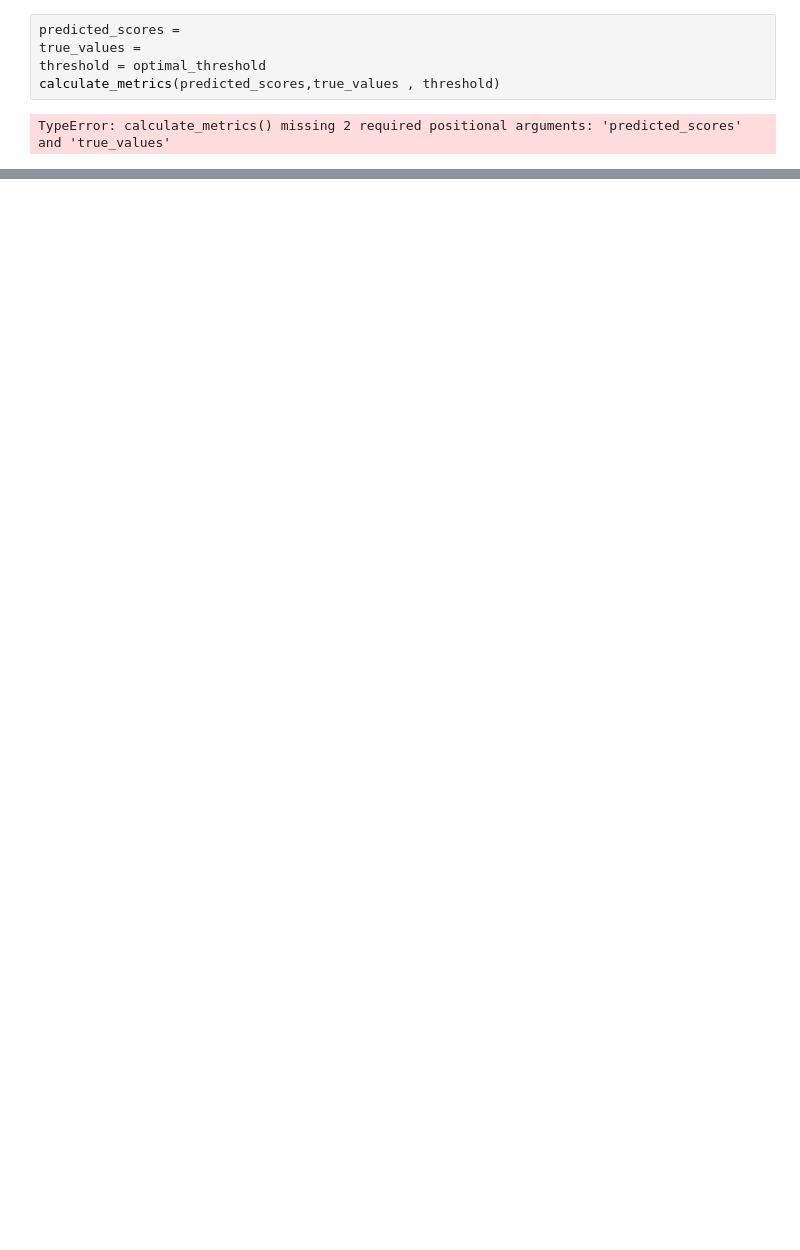
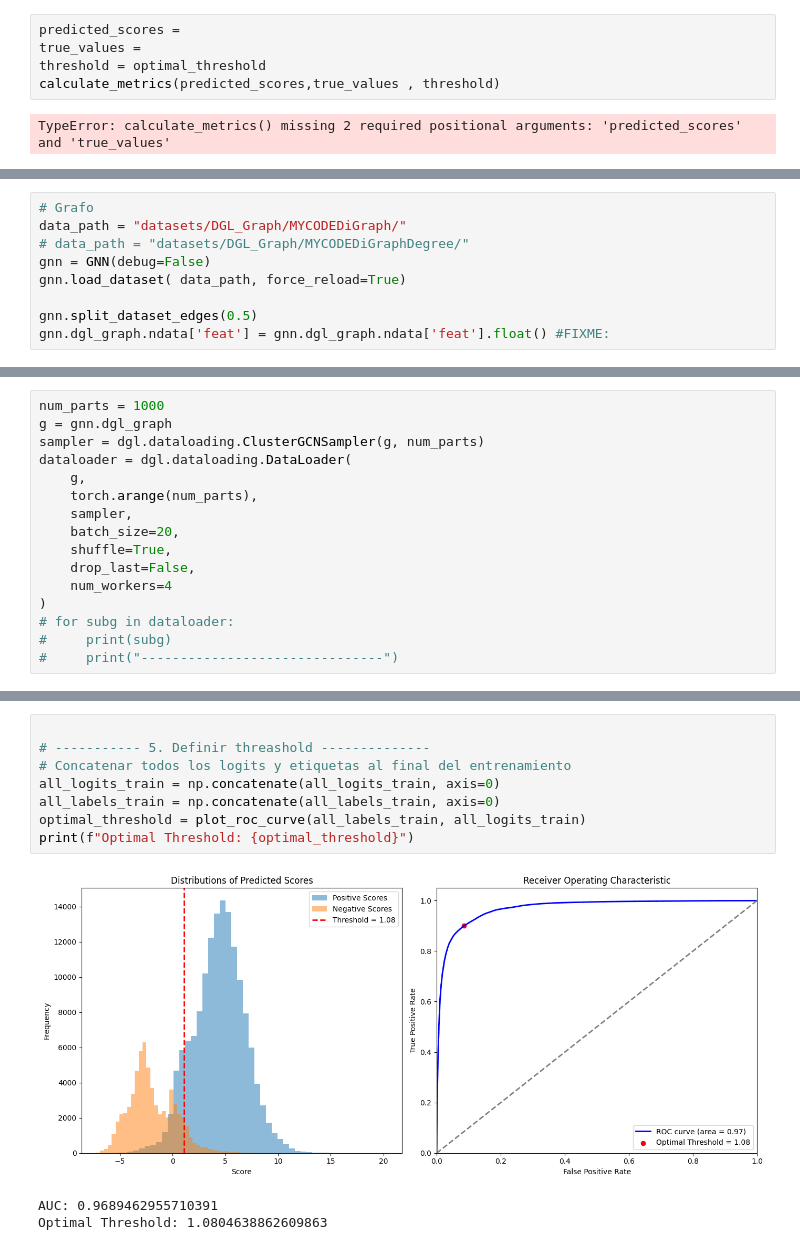
Before and after one commit to valesteban/TESIS, a Jupyter notebook: trainingBinaryClass.ipynb, the cells around one changed output, grey strips where cells are left out. Saved outputs shown, nothing was run; the diff lists cells and outputs as text; blank space fills up the shorter version.

```diff
--- a/trainingBinaryClass.ipynb
+++ b/trainingBinaryClass.ipynb
@@ -1309,0 +1307,9 @@ TypeError: calculate_metrics() missing 2 required positional arguments: 'predict
+# %%
+# Grafo
+data_path = "datasets/DGL_Graph/MYCODEDiGraph/"
+# data_path = "datasets/DGL_Graph/MYCODEDiGraphDegree/"
+gnn = GNN(debug=False)
+gnn.load_dataset( data_path, force_reload=True)
+
+gnn.split_dataset_edges(0.5)
+gnn.dgl_graph.ndata['feat'] = gnn.dgl_graph.ndata['feat'].float() #FIXME:
@@ -1309,0 +1318,16 @@ TypeError: calculate_metrics() missing 2 required positional arguments: 'predict
+# %%
+num_parts = 1000
+g = gnn.dgl_graph
+sampler = dgl.dataloading.ClusterGCNSampler(g, num_parts)
+dataloader = dgl.dataloading.DataLoader(
+    g,
+    torch.arange(num_parts),
+    sampler,
+    batch_size=20,
+    shuffle=True,
+    drop_last=False,
+    num_workers=4
+)
+# for subg in dataloader:
+#     print(subg)
+#     print("-------------------------------")
@@ -1309,0 +1412,12 @@ TypeError: calculate_metrics() missing 2 required positional arguments: 'predict
+# %%
+
+# ----------- 5. Definir threashold --------------
+# Concatenar todos los logits y etiquetas al final del entrenamiento
+all_logits_train = np.concatenate(all_logits_train, axis=0)
+all_labels_train = np.concatenate(all_labels_train, axis=0)
+optimal_threshold = plot_roc_curve(all_labels_train, all_logits_train)
+print(f"Optimal Threshold: {optimal_threshold}")
+# %% [output]
+[figure, added]
+AUC: 0.9689462955710391
+Optimal Threshold: 1.0804638862609863
```
Also changed, not shown: parts of 18 cells of this notebook.
